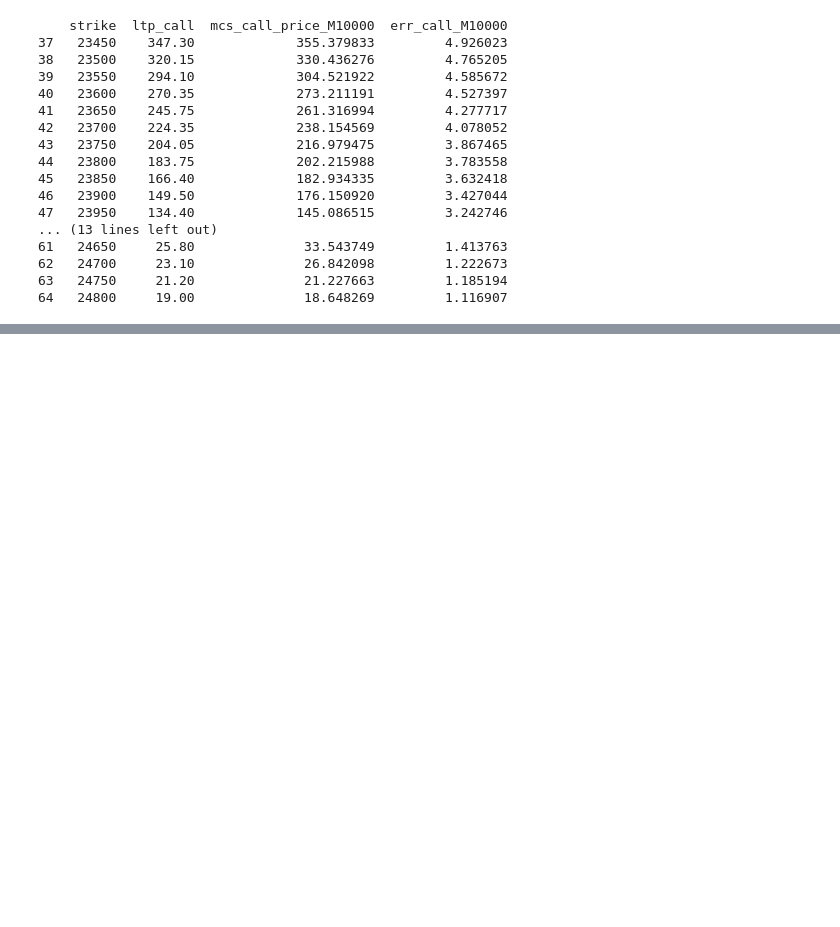
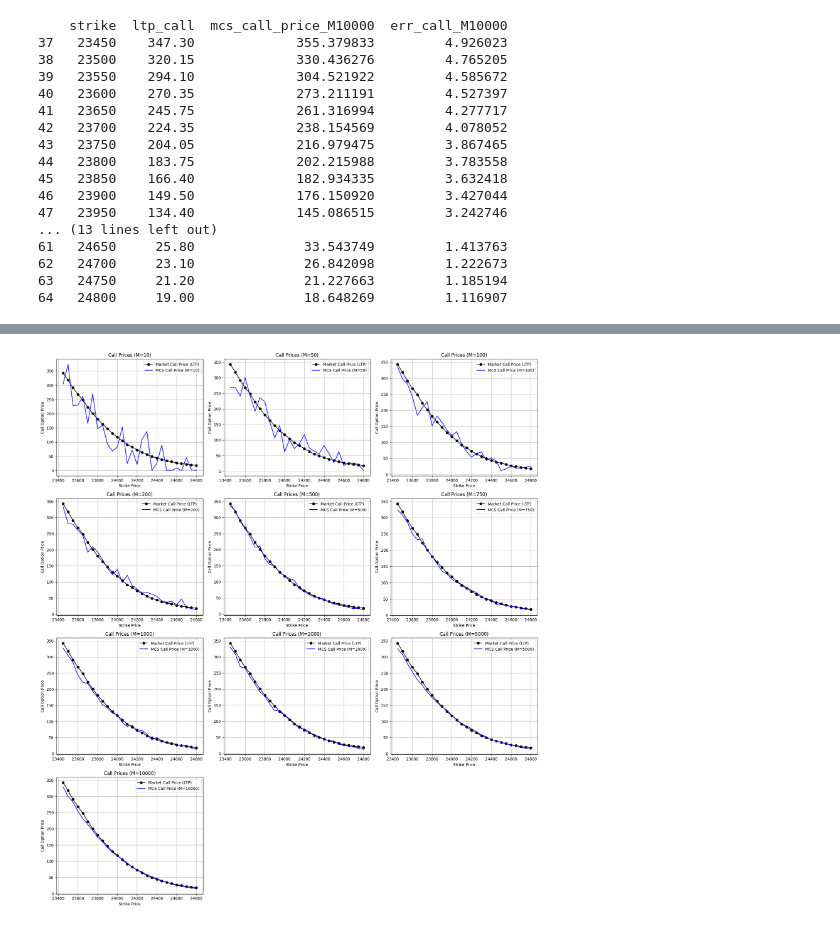
Before and after one commit to x-senpai-x/Options-Pricing, a Jupyter notebook: mcs.ipynb, the cells around one changed output, grey strips where cells are left out. Cells and saved outputs as stored; diff of their text form; code cells hidden in the pictures; blank space fills up the shorter version.

```diff
--- a/mcs.ipynb
+++ b/mcs.ipynb
@@ -602,0 +986,27 @@ print(df[['strike', 'ltp_call',  'mcs_call_price_M10000', 'err_call_M10000']])
+# %%
+import matplotlib.pyplot as plt
+
+# Number of subplots based on N_values
+rows = (len(M_values) + 2) // 3  # Adjust to fit 3 columns per row
+
+fig, axes = plt.subplots(rows, 3, figsize=(18, rows * 5))  # 3 columns
+axes = axes.flatten()
+
+# Plot each N in a separate subplot
+for i, M in enumerate(M_values):
+    axes[i].plot(df['strike'], df['ltp_call'], 'o-', label='Market Call Price (LTP)', color='black')
+    axes[i].plot(df['strike'], df[f'mcs_call_price_M{M}'], label=f'MCS Call Price (M={M})', color='blue')
+    axes[i].set_title(f'Call Prices (M={M})', fontsize=12)
+    axes[i].set_xlabel('Strike Price', fontsize=10)
+    axes[i].set_ylabel('Call Option Price', fontsize=10)
+    axes[i].legend()
+    axes[i].grid(True)
+
+# Hide unused subplots
+for j in range(len(M_values), len(axes)):
+    axes[j].axis('off')
+
+plt.tight_layout()
+plt.show()
+# %% [output]
+[figure, added]
```
Also changed, not shown: parts of 17 cells of this notebook.
